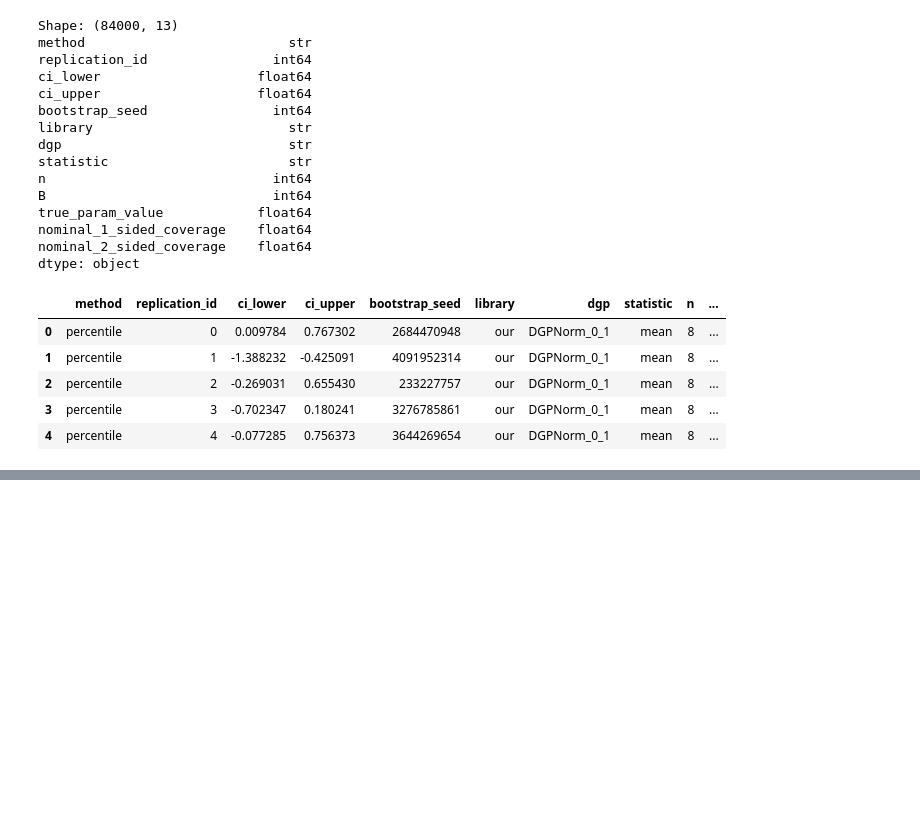
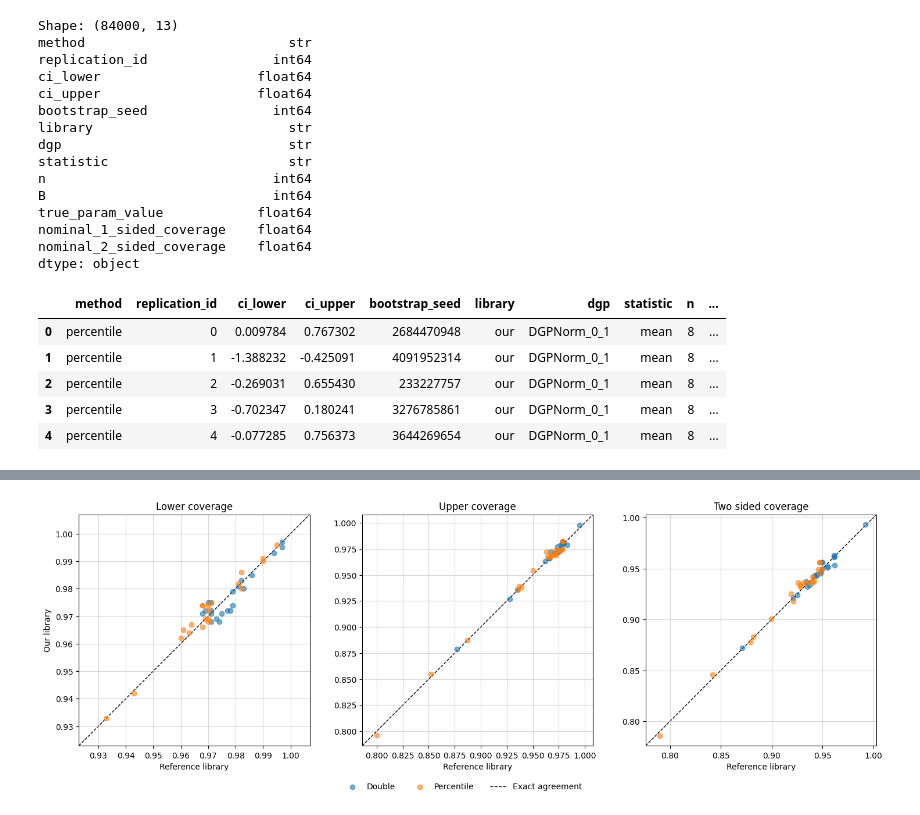
Before and after one commit to enejH04/bootstrap-inference, a Jupyter notebook: performance_validation/analysis.ipynb, the cells around one changed output, grey strips where cells are left out. Drawn from its saved outputs; the diff is of its cells as text; code cells hidden in the pictures; blank space fills up the shorter version.

Commit message:
Add coverage analysis

```diff
--- a/performance_validation/analysis.ipynb
+++ b/performance_validation/analysis.ipynb
@@ -36,0 +102,6 @@ df.head()
+# %%
+# Since it only happened in 2/1000 experiments for that setup (and for the percentile method),
+# we will remove these results. (Drop rows that contain at least on missing value.)
+paired_clean = paired.dropna().copy()
+# We are left with 41998 rows
+paired_clean
@@ -36,0 +239,72 @@ df.head()
+# %%
+coverage_specs = {
+    "lower_coverage": 0.975,
+    "upper_coverage": 0.975,
+    "two_sided_coverage": 0.95,
+}
+
+# Plot the coverage agreement of the libraries
+fig, ax = plt.subplots(nrows=1, ncols=3, figsize=(15, 5))
+
+for j, (coverage, nominal) in enumerate(coverage_specs.items()):
+    x = coverage_summary[f"{coverage}_ref"]
+    y = coverage_summary[f"{coverage}_our"]
+
+    for method in ("double", "percentile"):
+        our_coverage = coverage_summary[(coverage_summary["method"] == method)][
+            f"{coverage}_our"
+        ].to_numpy()
+        ref_coverage = coverage_summary[(coverage_summary["method"] == method)][
+            f"{coverage}_ref"
+        ].to_numpy()
+
+        ax[j].scatter(
+            ref_coverage,
+            our_coverage,
+            alpha=0.6,
+            label=method.capitalize(),
+            zorder=2,
+        )
+
+    lower_limit = min(x.min(), y.min()) - 0.01
+    upper_limit = max(x.max(), y.max()) + 0.01
+
+    ax[j].set(
+        xlim=(lower_limit, upper_limit),
+        ylim=(lower_limit, upper_limit),
+        xlabel="Reference library",
+        aspect="equal",
+    )
+
+    if j == 0:
+        ax[j].set_ylabel("Our library")
+
+    ax[j].set_title(
+        f"{coverage.replace('_', ' ').capitalize()}",
+    )
+
+    ax[j].plot(
+        (lower_limit, upper_limit),
+        (lower_limit, upper_limit),
+        color="black",
+        linestyle="--",
+        linewidth=1,
+        label="Exact agreement",
+        zorder=1,
+    )
+
+    ax[j].grid(alpha=0.5)
+
+handles, labels = ax[0].get_legend_handles_labels()
+
+fig.legend(
+    handles,
+    labels,
+    loc="lower center",
+    ncol=3,
+    frameon=False,
+)
+
+fig.tight_layout(rect=[0, 0.10, 1, 1])
+# %% [output]
+[figure, added]
```
Also changed, not shown: parts of 20 cells of this notebook.
